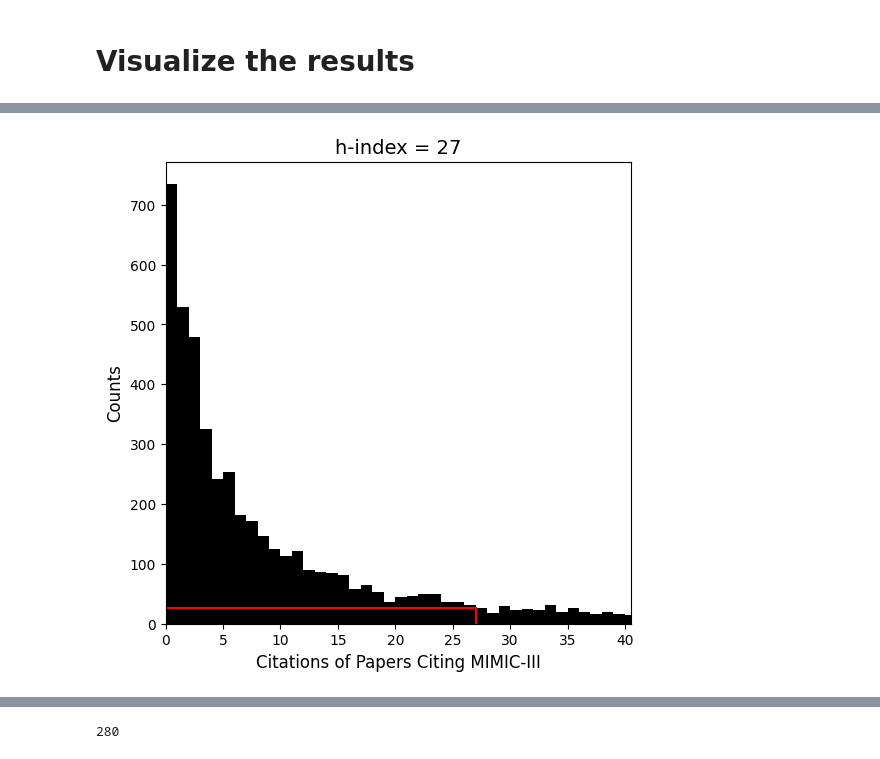
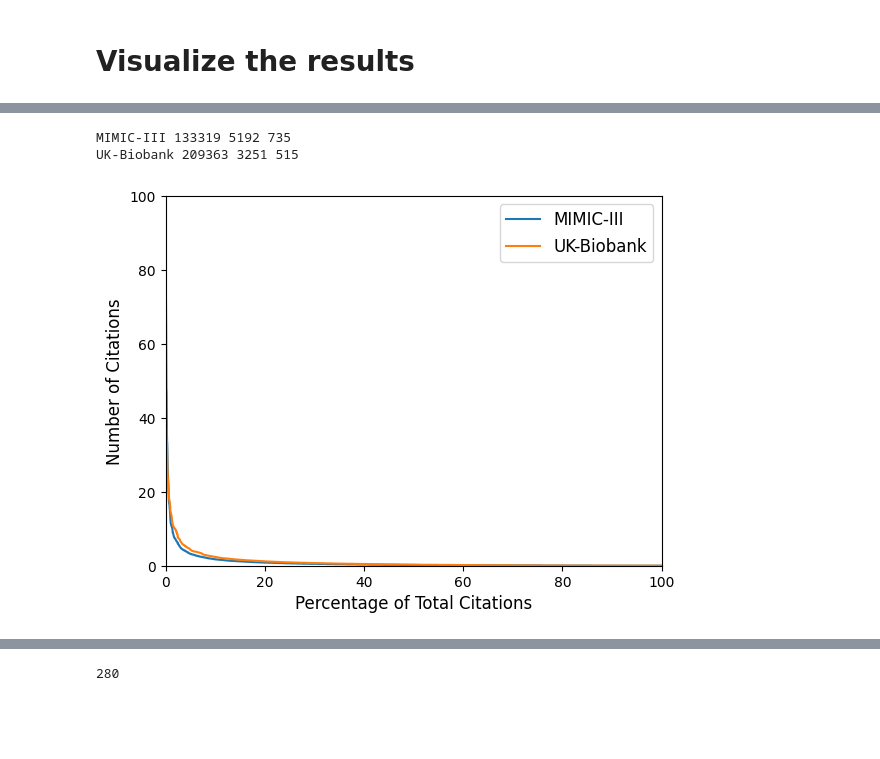
Before and after one commit to Lucas-Mc/power-of-data-communities, a Jupyter notebook: extract-citations.ipynb, the cells around one changed output, grey strips where cells are left out. Cells and saved outputs as stored; diff of their text form; code cells hidden in the pictures; blank space fills up the shorter version.

Commit message:
Adds half of UK Biobank results

```diff
--- a/mimic-citations.ipynb
+++ b/extract-citations.ipynb
@@ -884,10 +915,16 @@ KeyboardInterrupt:
 # %% [markdown]
 # Save the results to a CSV
 # %%
-old_df = pd.read_csv('citations___mimic-iii.csv', index_col=0).dropna()
+file_name = f'citations___{DB_NAME}.csv'
+try:
+    old_df = pd.read_csv(file_name, index_col=0).dropna()
+except FileNotFoundError:
+    with open(file_name, 'w') as f:
+        f.write(',Year,Citations\n')
+    old_df = pd.read_csv(file_name, index_col=0).dropna()
 new_df = pd.DataFrame(data=[(k,i) for k in results_dict.keys() for i in results_dict[k]], columns=['Year','Citations'])
 merged_df = pd.concat([old_df,new_df], ignore_index=True).astype(int)
-pd.DataFrame(data=merged_df).to_csv('citations___mimic-iii.csv')
+pd.DataFrame(data=merged_df).to_csv(file_name)
 # %% [markdown]
 # Visualize the results
 # %%
@@ -921,38 +960,46 @@ h-index = 27
 # %%
-total_df = list(pd.read_csv('citations___mimic-iii.csv', index_col=0).to_numpy()[:,1].flatten())
-PERCENTAGE = False
-plt.figure(figsize=(6,6))
-if PERCENTAGE:
-    plt.hist(total_df, bins=range(min(total_df), max(total_df)+100, 100), weights=100*np.ones(len(total_df))/len(total_df), color='k')
-else:
-    plt.hist(total_df, bins=range(min(total_df), max(total_df)+100, 1), color='k')
-plt.xlabel('Citations of Papers Citing MIMIC-III', fontsize=12)
-if PERCENTAGE:
-    plt.ylabel('Percentage (%)', fontsize=12)
-else:
-    plt.ylabel('Counts', fontsize=12)
-c = Counter(total_df)
-h_index = 0
-for i in np.arange(0,len(total_df)):
-    if c[i] >= i:
-        h_index = i
-    else:
-        break
-plt.title(f'h-index = {h_index}', fontsize=14)
-plt.plot([h_index,h_index], [0,h_index], color='r')
-plt.plot([0,h_index], [h_index,h_index], color='r')
-if not PERCENTAGE:
-    plt.xlim([0,1.5*h_index])
-    # plt.ylim([0,1.5*h_index])
-plt.show()
+for temp_db_name in ['MIMIC-III', 'UK-Biobank']:
+    total_df = list(pd.read_csv(f'citations___{temp_db_name}.csv', index_col=0).to_numpy()[:,1].flatten())
 
-plt.figure(figsize=(6,6))
-plt.plot(sorted(total_df, reverse=True), color='k')
-plt.xlabel('Number of Incidences', fontsize=12)
+    # PERCENTAGE = False
+    # plt.figure(figsize=(6,6))
+    # if PERCENTAGE:
+    #     plt.hist(total_df, bins=range(min(total_df), max(total_df)+100, 100), weights=100*np.ones(len(total_df))/len(total_df), color='k')
+    # else:
+    #     plt.hist(total_df, bins=range(min(total_df), max(total_df)+100, 1), color='k')
+    # plt.xlabel(f'Citations of Papers Citing {DB_NAME.upper()}', fontsize=12)
+    # if PERCENTAGE:
+    #     plt.ylabel('Percentage (%)', fontsize=12)
+    # else:
+    #     plt.ylabel('Counts', fontsize=12)
+    # c = Counter(total_df)
+    # h_index = 0
+    # for i in np.arange(0,len(total_df)):
+    #     if c[i] >= i:
+    #         h_index = i
+    #     else:
+    #         break
+    # plt.title(f'h-index = {h_index}', fontsize=14)
+    # plt.plot([h_index,h_index], [0,h_index], color='r')
+    # plt.plot([0,h_index], [h_index,h_index], color='r')
+    # if not PERCENTAGE:
+    #     plt.xlim([0,1.5*h_index])
+    #     # plt.ylim([0,1.5*h_index])
+    # plt.show()
+
+    # plt.figure(figsize=(6,6))
+    plt.plot(100*np.arange(1,len(total_df)+1)/len(total_df), 100*np.array(sorted(total_df, reverse=True))/max(total_df), label=temp_db_name)#, color='k')
+    print(temp_db_name, sum(total_df), len(total_df), len(np.array(total_df)[np.array(total_df)==0]))
+plt.xlabel('Percentage of Total Citations', fontsize=12)
 plt.ylabel('Number of Citations', fontsize=12)
-plt.title(f'h-index = {h_index}', fontsize=14)
+# plt.title(f'h-index = {h_index}', fontsize=14)
+plt.legend(fontsize=12)
+plt.xlim([0,100])
+plt.ylim([0,100])
 # plt.xlim([0,1.1*h_index])
 # plt.ylim([0,1.1*h_index])
 plt.show()
 # %% [output]
+MIMIC-III 133319 5192 735
+UK-Biobank 209363 3251 515
-[figure, old version]
+[figure, new version]
```
Also changed, not shown: parts of 9 cells of this notebook, 1 other file.
